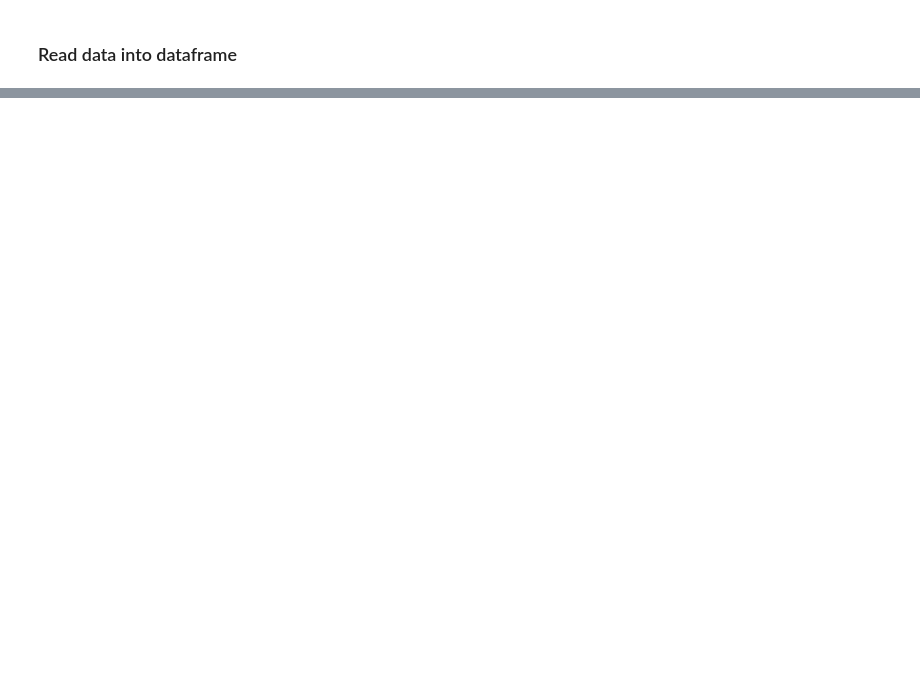
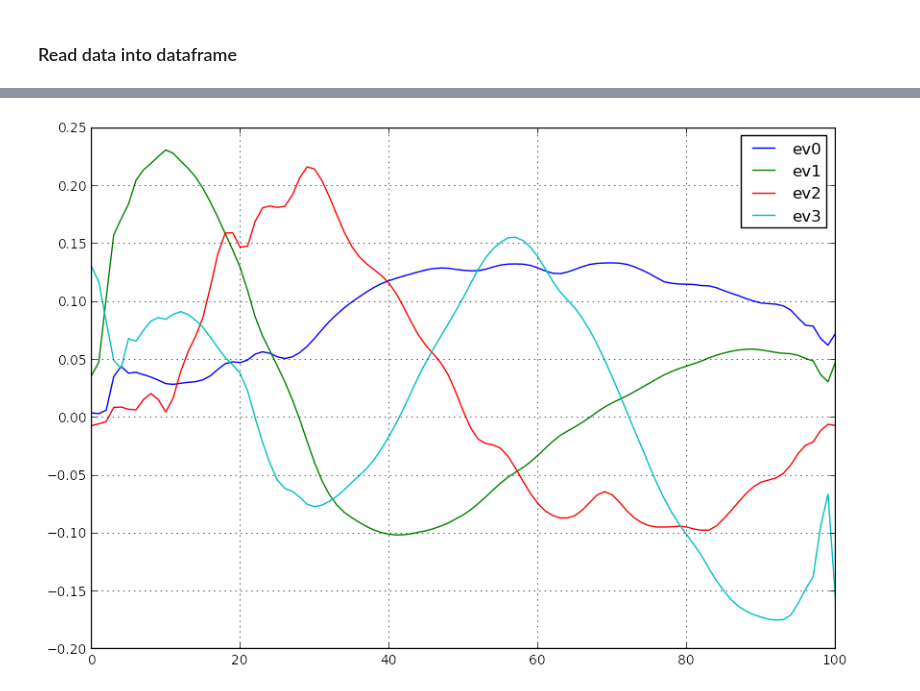
Before and after one commit to yoavfreund/BeakedWhaleClassification, a Jupyter notebook: Load_from_cvs.ipynb, the cells around one changed output, grey strips where cells are left out. Saved outputs shown, nothing was run; the diff lists cells and outputs as text; code cells hidden in the pictures; blank space fills up the shorter version.

```diff
--- a/Load_from_cvs.ipynb
+++ b/Load_from_cvs.ipynb
@@ -277,0 +460,8 @@ print time()-t0
+# %%
+figure(figsize=[10,7])
+for i in range(4):
+    plot(eigvec[:,i],label='ev'+str(i))
+legend()
+grid()
+# %% [output]
+[figure, added]
```
Also changed, not shown: parts of 81 cells of this notebook.
